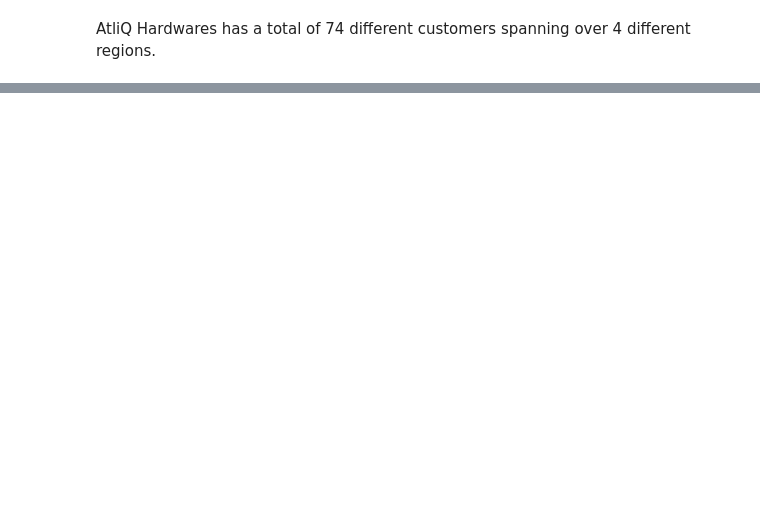
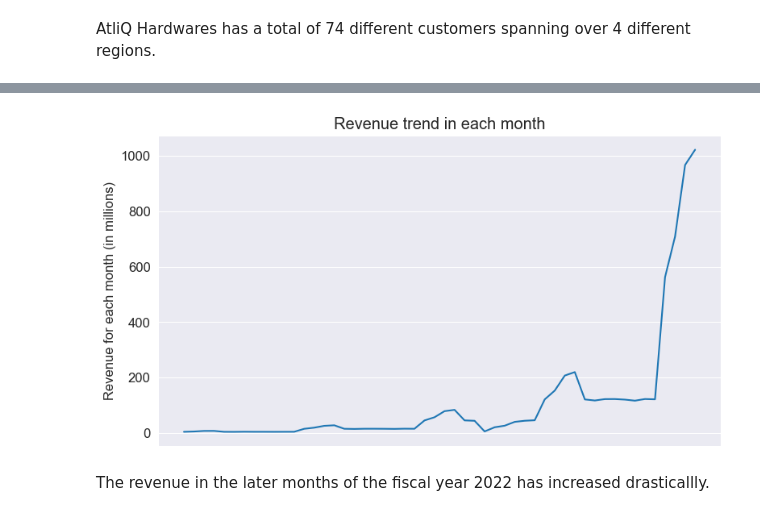
Before and after one commit to dharamdudi/portfolio-projects, a Jupyter notebook: Python/data_exp_with_sql.ipynb, the cells around one changed output, grey strips where cells are left out. Drawn from its saved outputs; the diff is of its cells as text; code cells hidden in the pictures; blank space fills up the shorter version.

```diff
--- a/Python/data_exp_with_sql.ipynb
+++ b/Python/data_exp_with_sql.ipynb
@@ -147,11 +188,16 @@ df2.head()
 # %%
 plt.plot(df2.Month,df2.total_revenue_in_millions)
 #get current axes
 ax = plt.gca()
 #hide x-axis
 ax.get_xaxis().set_visible(False)
 plt.ylabel('Revenue for each month (in millions)')
+plt.title('Revenue trend in each month')
 plt.show()
+# %% [output]
+[figure, added]
+# %% [markdown]
+The revenue in the later months of the fiscal year 2022 has increased drasticallly.
 # %%
 #created a view in db for monthly_revenue
 query='''
```
Also changed, not shown: parts of 44 cells of this notebook.
